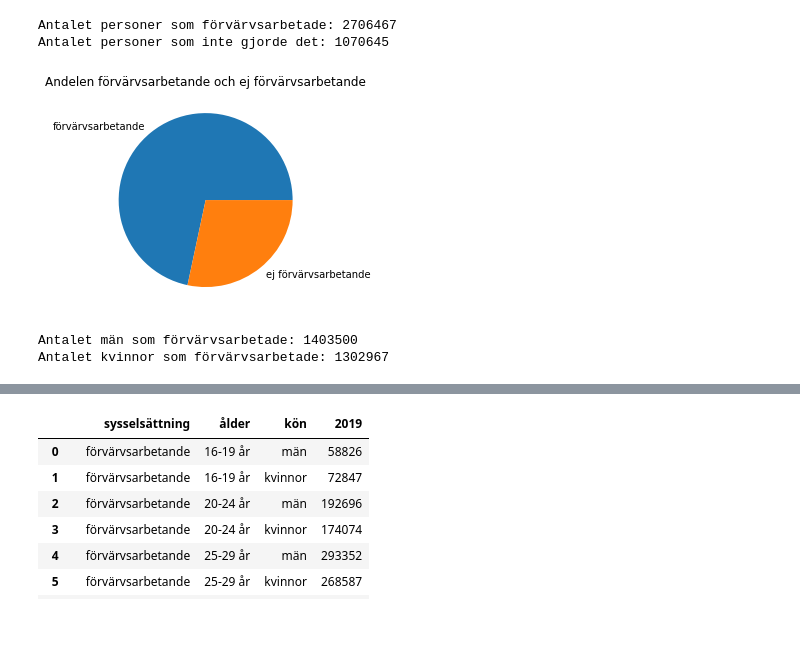
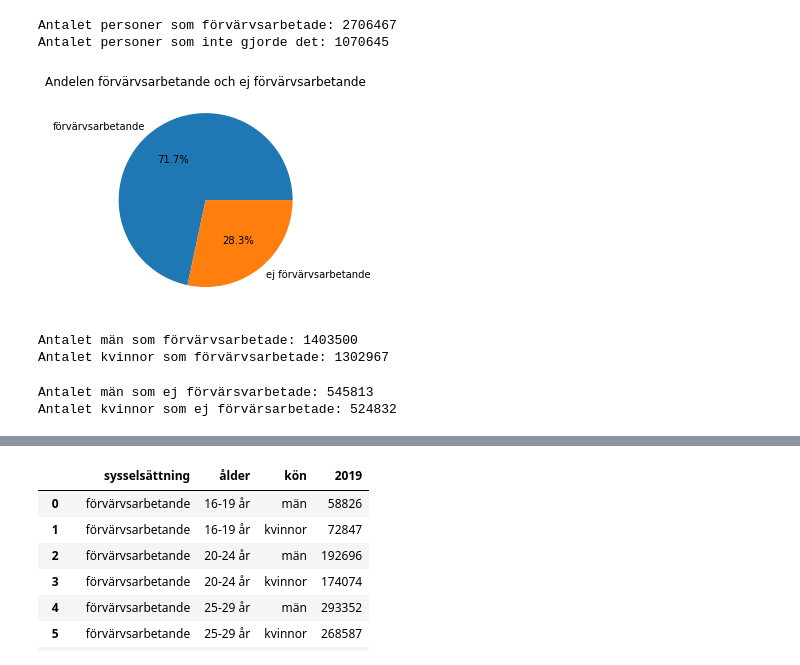
Before and after one commit to laullopes/Lauanda_Lopes_TE19C, a Jupyter notebook: Programmering i verkligheten/pandas/pandas_uppgifter.ipynb, the cells around one changed output, grey strips where cells are left out. Drawn from its saved outputs; the diff is of its cells as text; code cells hidden in the pictures; blank space fills up the shorter version.

```diff
--- a/Programmering i verkligheten/pandas/pandas_uppgifter.ipynb
+++ b/Programmering i verkligheten/pandas/pandas_uppgifter.ipynb
@@ -17,20 +18,20 @@ Antalet personer som inte gjorde det: 1070645
 # %%
 import matplotlib.pyplot as plt
 
 # Uppgift 1 - c)
 
 df = pd.read_csv("sysselsattning.csv", encoding="ISO-8859-1", header=1)
 
 lista = [total, total1]
 
 antalet = "förvärvsarbetande", "ej förvärvsarbetande"
 
-plt.pie(lista, labels= antalet)
+plt.pie(lista, labels= antalet, autopct='%1.1f%%')
 
 plt.title("Andelen förvärvsarbetande och ej förvärvsarbetande")
 plt.show()
 # %% [output]
-[figure, old version]
+[figure, new version]
 # %%
 import pandas as pd
 
@@ -59,0 +56,18 @@ Antalet kvinnor som förvärvsarbetade: 1302967
+# %%
+import pandas as pd
+# Uppgift 2 - b)
+
+df = pd.read_csv("sysselsattning.csv", encoding="ISO-8859-1", header=1)
+
+män_ej = df[df["kön"] == "män"]
+inte = män_ej.tail(6)
+summa_m = inte["2019"].sum()
+print(f"Antalet män som ej förvärsvarbetade: {summa_m}")
+
+kvinnor_ej = df[df["kön"] == "kvinnor"]
+inte = kvinnor_ej.tail(6)
+summa_k = inte["2019"].sum()
+print(f"Antalet kvinnor som ej förvärsarbetade: {summa_k}")
+# %% [output]
+Antalet män som ej förvärsvarbetade: 545813
+Antalet kvinnor som ej förvärsarbetade: 524832
```
Also changed, not shown: parts of 5 cells of this notebook, 1 other file.
